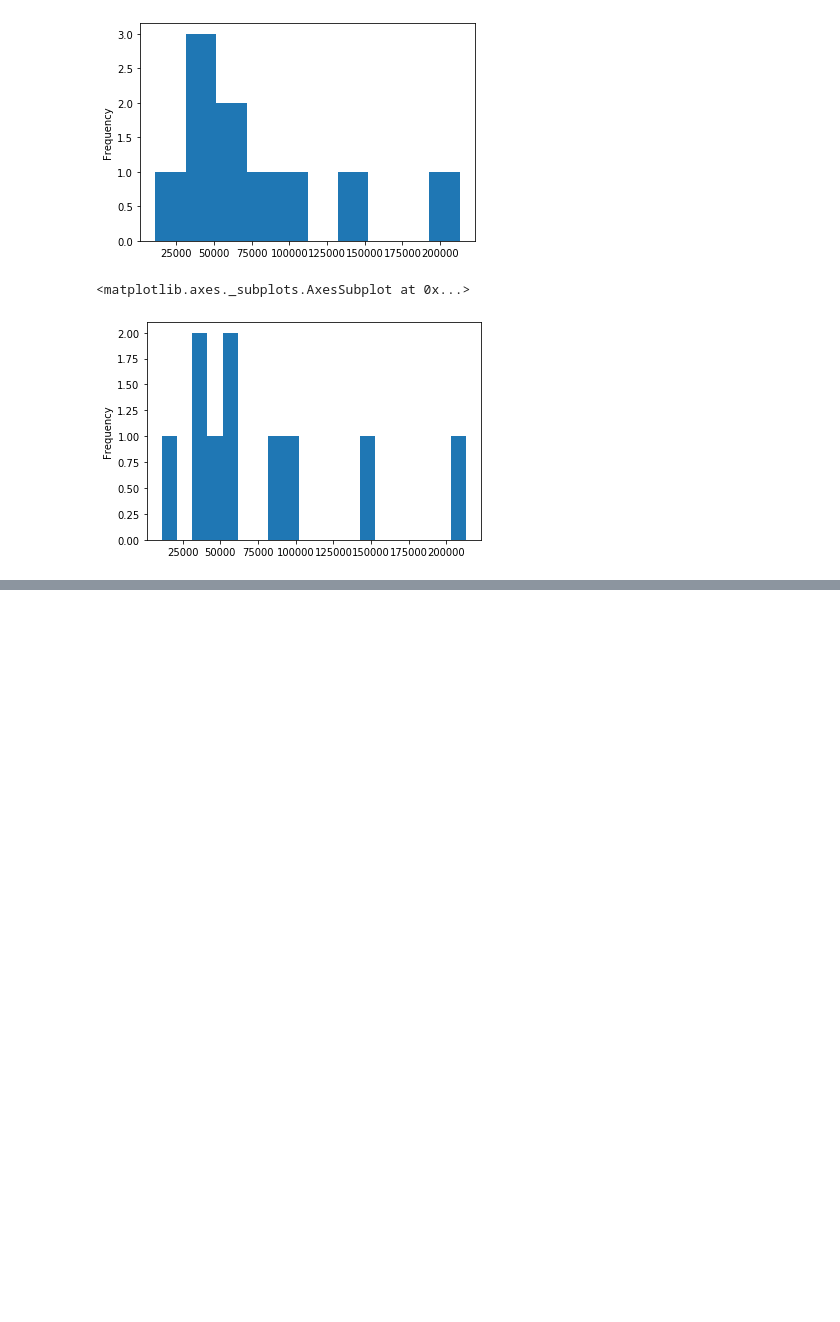
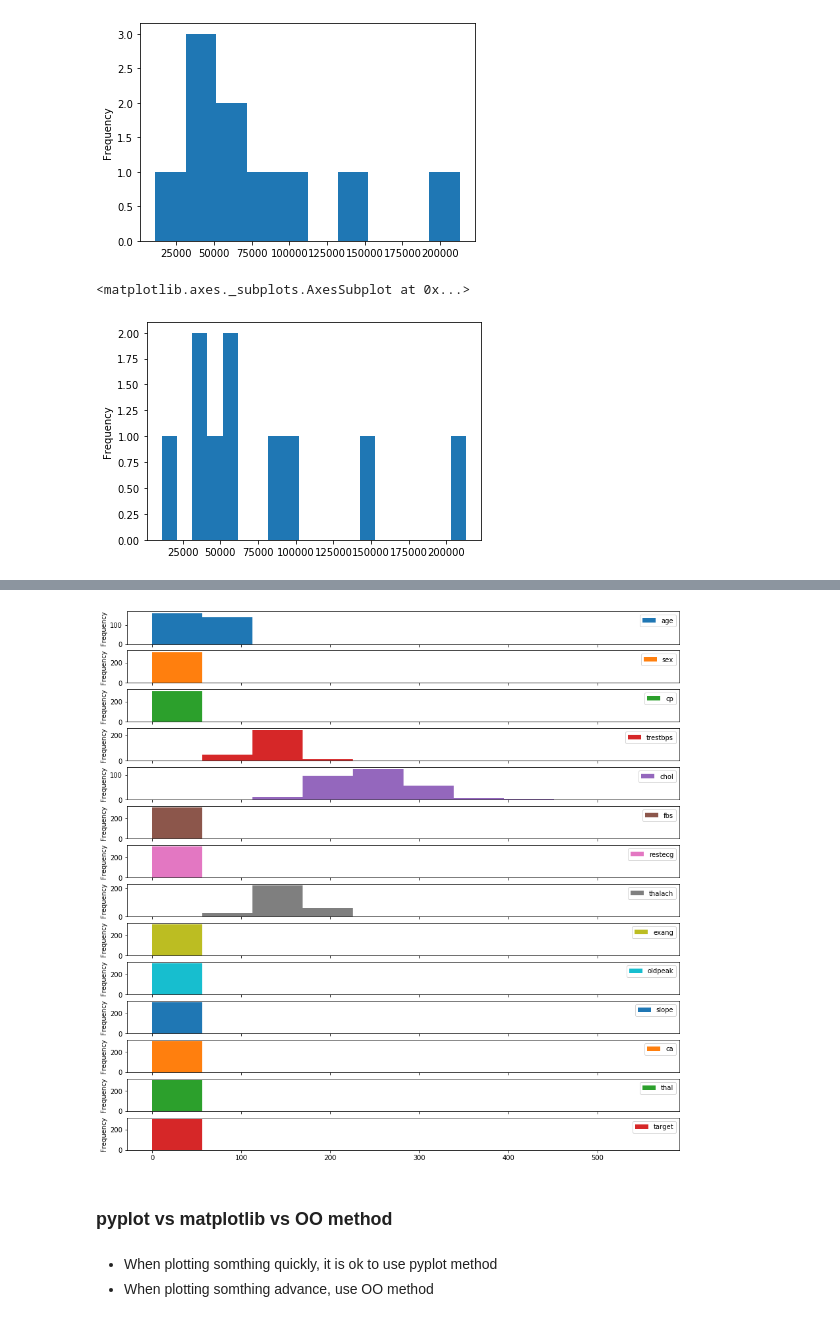
Before and after one commit to AnalystGagan/Machine-Learning-Notebooks, a Jupyter notebook: Introduction-to-Matplotlib.ipynb, the cells around one changed output, grey strips where cells are left out. Saved outputs shown, nothing was run; the diff lists cells and outputs as text; code cells hidden in the pictures; blank space fills up the shorter version.

```diff
--- a/Introduction-to-Matplotlib.ipynb
+++ b/Introduction-to-Matplotlib.ipynb
@@ -373,0 +400,9 @@ car_sales['Odometer (KM)'].plot.hist(bins=20)
+# %%
+heart_disease.plot.hist(figsize = (15,15),subplots = True);
+# %% [output]
+[figure, added]
+# %% [markdown]
+### pyplot vs matplotlib vs OO method
+# %% [markdown]
+* When plotting somthing quickly, it is ok to use pyplot method
+* When plotting somthing advance, use OO method
```
Also changed, not shown: parts of 16 cells of this notebook.
